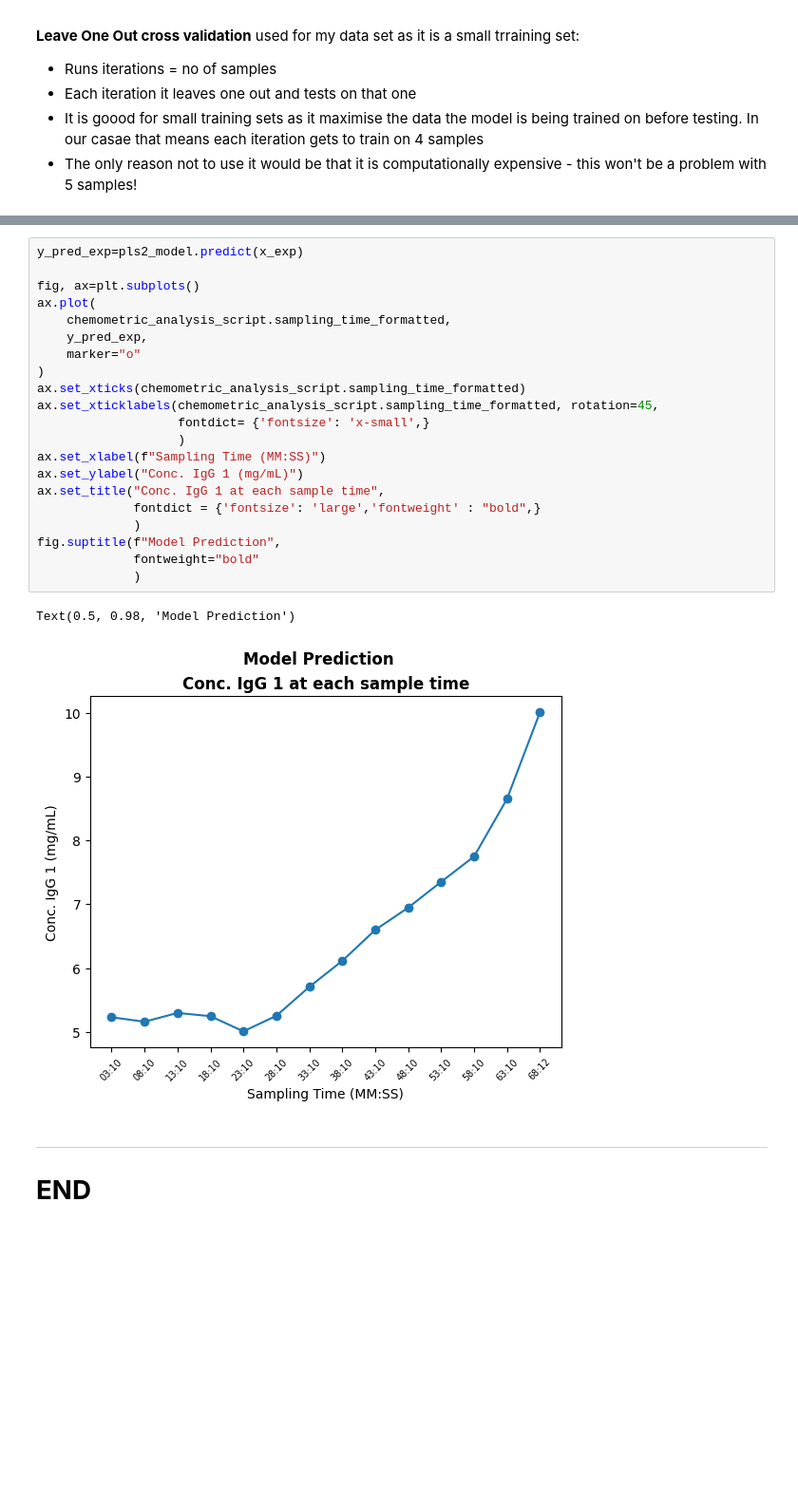
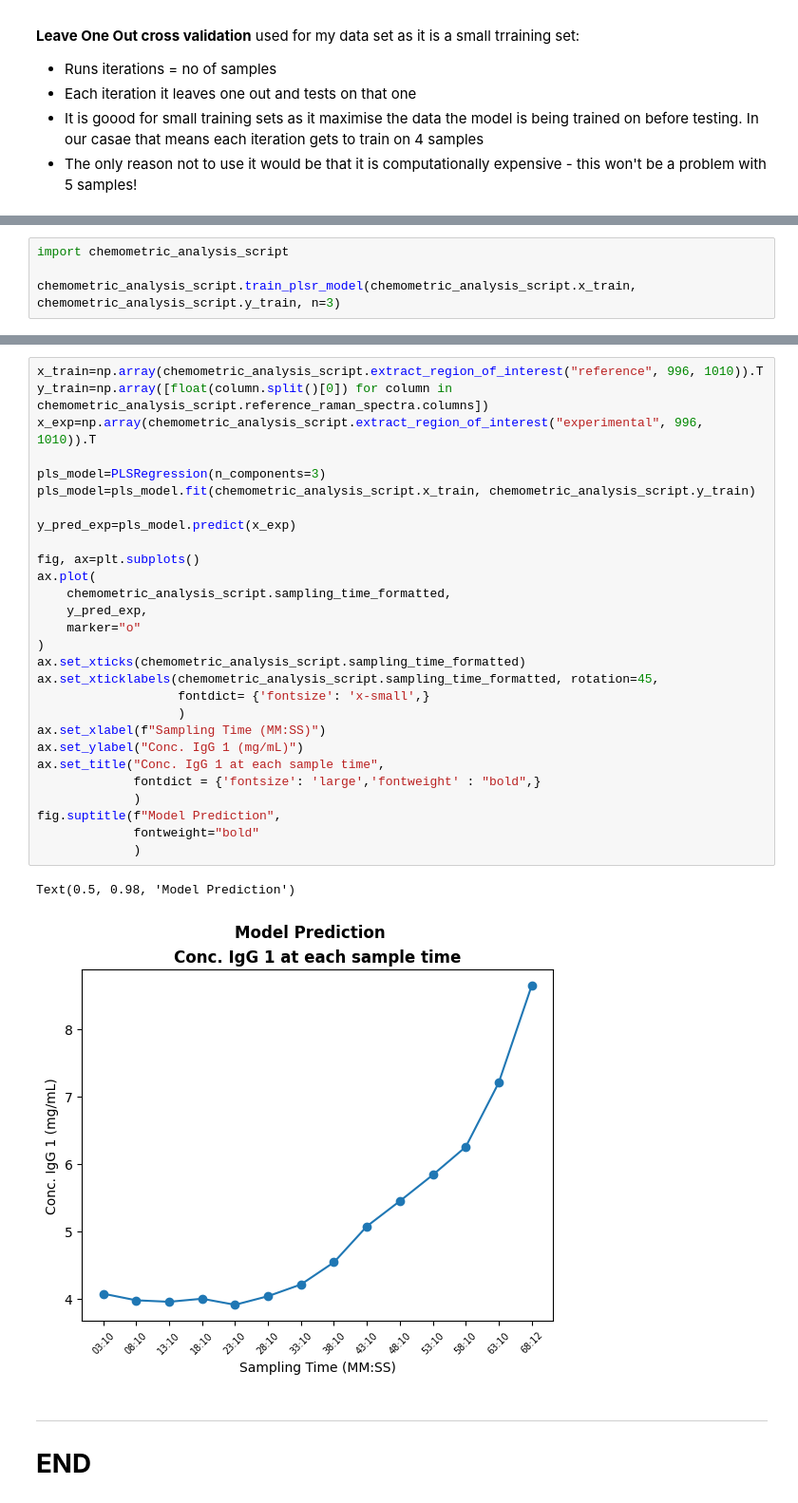
Before and after one commit to a-o-connor/PFDA-project, a Jupyter notebook: big_project_practice.ipynb, the cells around one changed output, grey strips where cells are left out. Shown at 95% size. Drawn from its saved outputs; the diff is of its cells as text; blank space fills up the shorter version.

Commit message:
plsr model training function made

```diff
--- a/big_project_practice.ipynb
+++ b/big_project_practice.ipynb
@@ -257,0 +219,4 @@ Leave-One-Out cross-validated PLS model performance:
+# %%
+import chemometric_analysis_script
+
+chemometric_analysis_script.train_plsr_model(chemometric_analysis_script.x_train, chemometric_analysis_script.y_train, n=3)
@@ -258,27 +225,34 @@ Leave-One-Out cross-validated PLS model performance:
 # %%
-y_pred_exp=pls2_model.predict(x_exp)
+x_train=np.array(chemometric_analysis_script.extract_region_of_interest("reference", 996, 1010)).T
+y_train=np.array([float(column.split()[0]) for column in chemometric_analysis_script.reference_raman_spectra.columns])
+x_exp=np.array(chemometric_analysis_script.extract_region_of_interest("experimental", 996, 1010)).T
+
+pls_model=PLSRegression(n_components=3)
+pls_model=pls_model.fit(chemometric_analysis_script.x_train, chemometric_analysis_script.y_train)
+
+y_pred_exp=pls_model.predict(x_exp)
 
 fig, ax=plt.subplots()
 ax.plot(
     chemometric_analysis_script.sampling_time_formatted,
     y_pred_exp,
     marker="o"
 )
 ax.set_xticks(chemometric_analysis_script.sampling_time_formatted)
 ax.set_xticklabels(chemometric_analysis_script.sampling_time_formatted, rotation=45,
                    fontdict= {'fontsize': 'x-small',}
                    )
 ax.set_xlabel(f"Sampling Time (MM:SS)")
 ax.set_ylabel("Conc. IgG 1 (mg/mL)")
 ax.set_title("Conc. IgG 1 at each sample time",
              fontdict = {'fontsize': 'large','fontweight' : "bold",}
              )
 fig.suptitle(f"Model Prediction",
              fontweight="bold"
              )
 # %% [output]
 Text(0.5, 0.98, 'Model Prediction')
-[figure, old version]
+[figure, new version]
 # %% [markdown]
 **************
 
```
Also changed, not shown: parts of 2 cells of this notebook, 1 other file.
